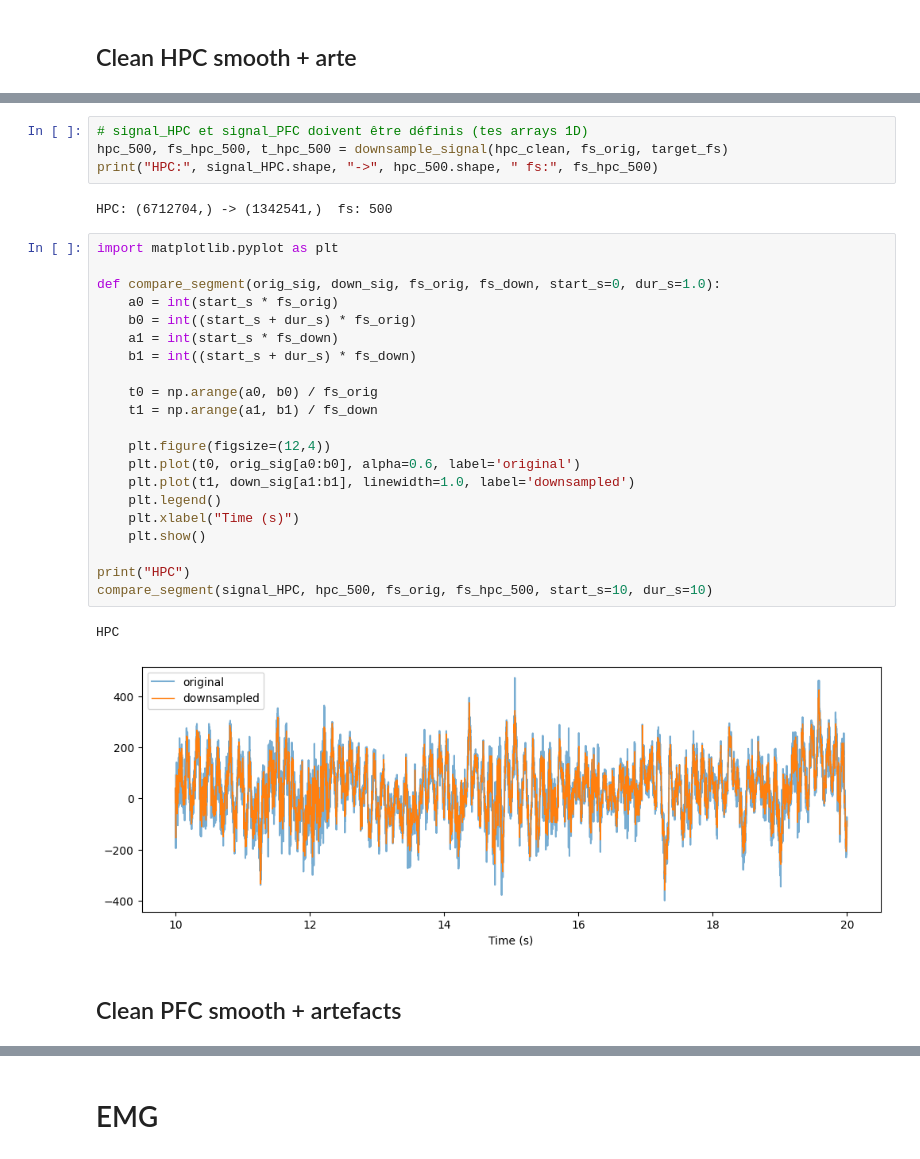
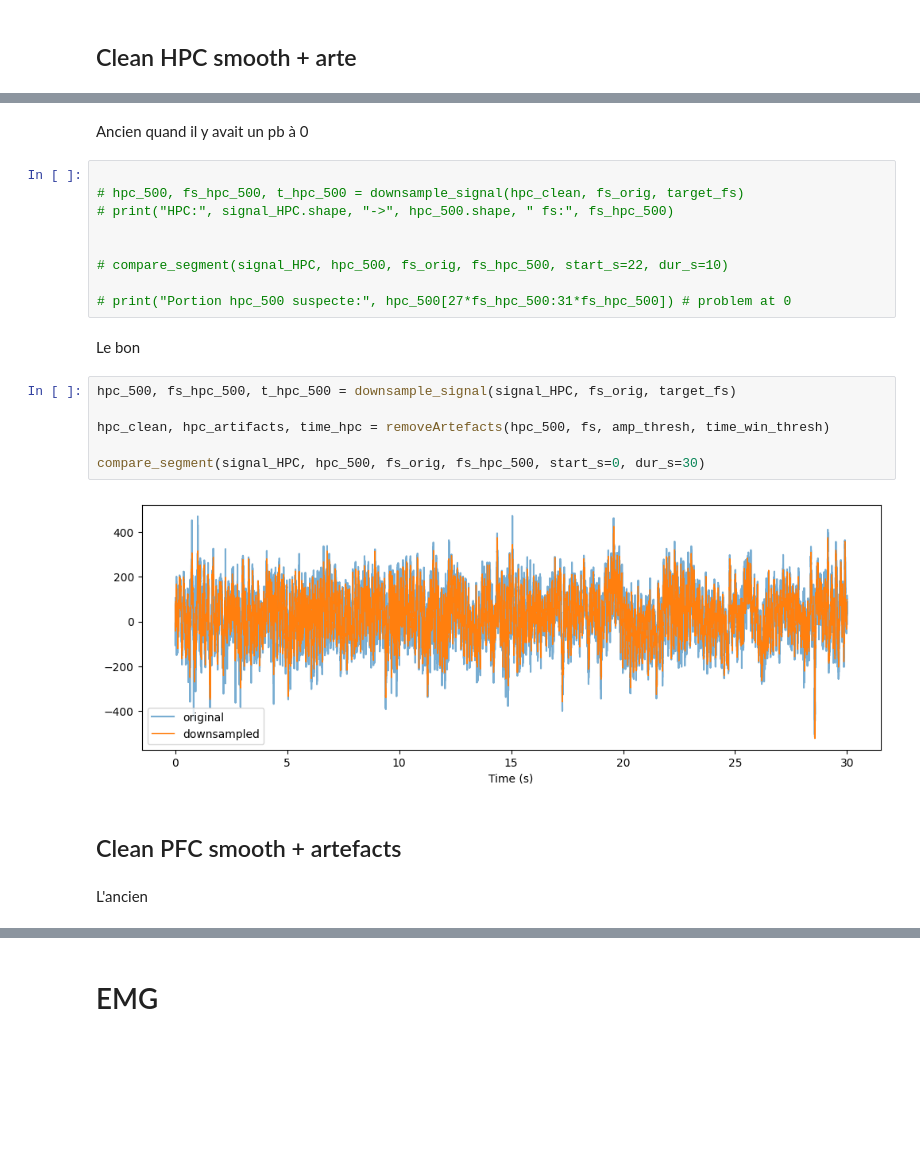
Before and after one commit to NouhaylaEnnadri/Sandman, a Jupyter notebook: HPC_rat1_j1.ipynb, the cells around one changed output, grey strips where cells are left out. Cells and saved outputs as stored; diff of their text form; blank space fills up the shorter version.

Commit message:
Downsampling then artefacts (only PFC and HPC)

```diff
--- a/HPC_rat1_j1.ipynb
+++ b/HPC_rat1_j1.ipynb
@@ -472,34 +486,27 @@ PFC: (6712704,) -> (1342541,)  fs: 500
-# %%
-# signal_HPC et signal_PFC doivent être définis (tes arrays 1D)
-hpc_500, fs_hpc_500, t_hpc_500 = downsample_signal(hpc_clean, fs_orig, target_fs)
-print("HPC:", signal_HPC.shape, "->", hpc_500.shape, " fs:", fs_hpc_500)
-# %% [output]
-HPC: (6712704,) -> (1342541,)  fs: 500
+# %% [markdown]
+Ancien quand il y avait un pb à 0
 # %%
-import matplotlib.pyplot as plt
 
-def compare_segment(orig_sig, down_sig, fs_orig, fs_down, start_s=0, dur_s=1.0):
-    a0 = int(start_s * fs_orig)
-    b0 = int((start_s + dur_s) * fs_orig)
-    a1 = int(start_s * fs_down)
-    b1 = int((start_s + dur_s) * fs_down)
+# hpc_500, fs_hpc_500, t_hpc_500 = downsample_signal(hpc_clean, fs_orig, target_fs)
+# print("HPC:", signal_HPC.shape, "->", hpc_500.shape, " fs:", fs_hpc_500)
 
-    t0 = np.arange(a0, b0) / fs_orig
-    t1 = np.arange(a1, b1) / fs_down
 
-    plt.figure(figsize=(12,4))
-    plt.plot(t0, orig_sig[a0:b0], alpha=0.6, label='original')
-    plt.plot(t1, down_sig[a1:b1], linewidth=1.0, label='downsampled')
-    plt.legend()
-    plt.xlabel("Time (s)")
-    plt.show()
+# compare_segment(signal_HPC, hpc_500, fs_orig, fs_hpc_500, start_s=22, dur_s=10)
 
-print("HPC")
-compare_segment(signal_HPC, hpc_500, fs_orig, fs_hpc_500, start_s=10, dur_s=10)
+# print("Portion hpc_500 suspecte:", hpc_500[27*fs_hpc_500:31*fs_hpc_500]) # problem at 0
-# %% [output]
-HPC
-[figure, removed]
+# %% [markdown]
+Le bon
+# %%
+hpc_500, fs_hpc_500, t_hpc_500 = downsample_signal(signal_HPC, fs_orig, target_fs)
+
+hpc_clean, hpc_artifacts, time_hpc = removeArtefacts(hpc_500, fs, amp_thresh, time_win_thresh)
+
+compare_segment(signal_HPC, hpc_500, fs_orig, fs_hpc_500, start_s=0, dur_s=30)
+# %% [output]
+[figure, added]
 # %% [markdown]
 ## Clean PFC smooth + artefacts
+# %% [markdown]
+L'ancien
 # %%
 # REMOVE ARTEFACTS
```
Also changed, not shown: parts of 7 cells of this notebook.
